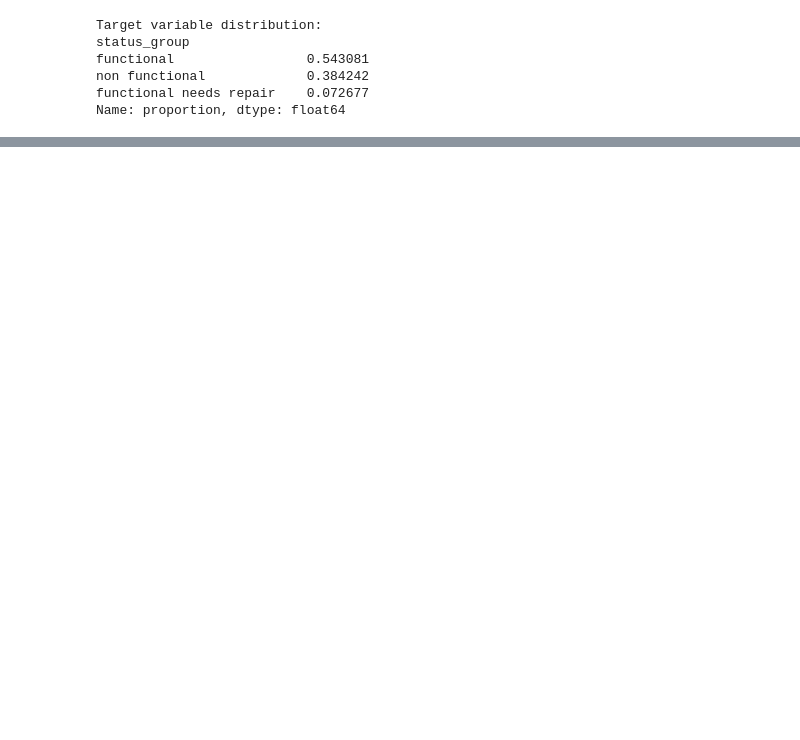
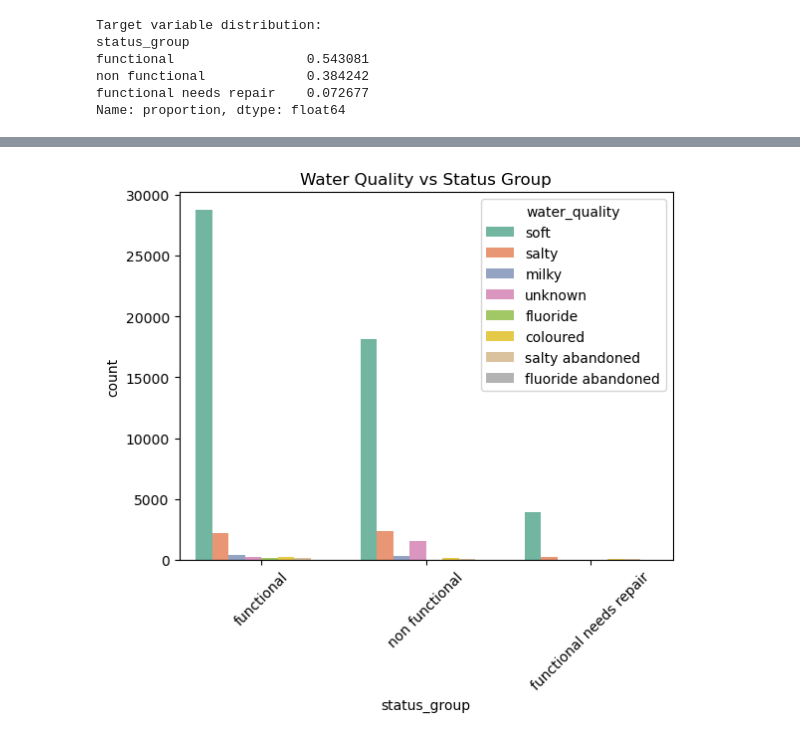
Before and after one commit to KitwanaSh/data_driven_competition, a Jupyter notebook: water_pumps_tz/pump_it_up.ipynb, the cells around one changed output, grey strips where cells are left out. Saved outputs shown, nothing was run; the diff lists cells and outputs as text; code cells hidden in the pictures; blank space fills up the shorter version.

Commit message:
Style: Continue data exploration

```diff
--- a/water_pumps_tz/pump_it_up.ipynb
+++ b/water_pumps_tz/pump_it_up.ipynb
@@ -123,0 +182,7 @@ Name: proportion, dtype: float64
+# %%
+sns.countplot(data=train_df, x="status_group", hue="water_quality", palette="Set2")
+plt.xticks(rotation=45)
+plt.title("Water Quality vs Status Group")
+plt.show();
+# %% [output]
+[figure, added]
```
Also changed, not shown: parts of 8 cells of this notebook.
